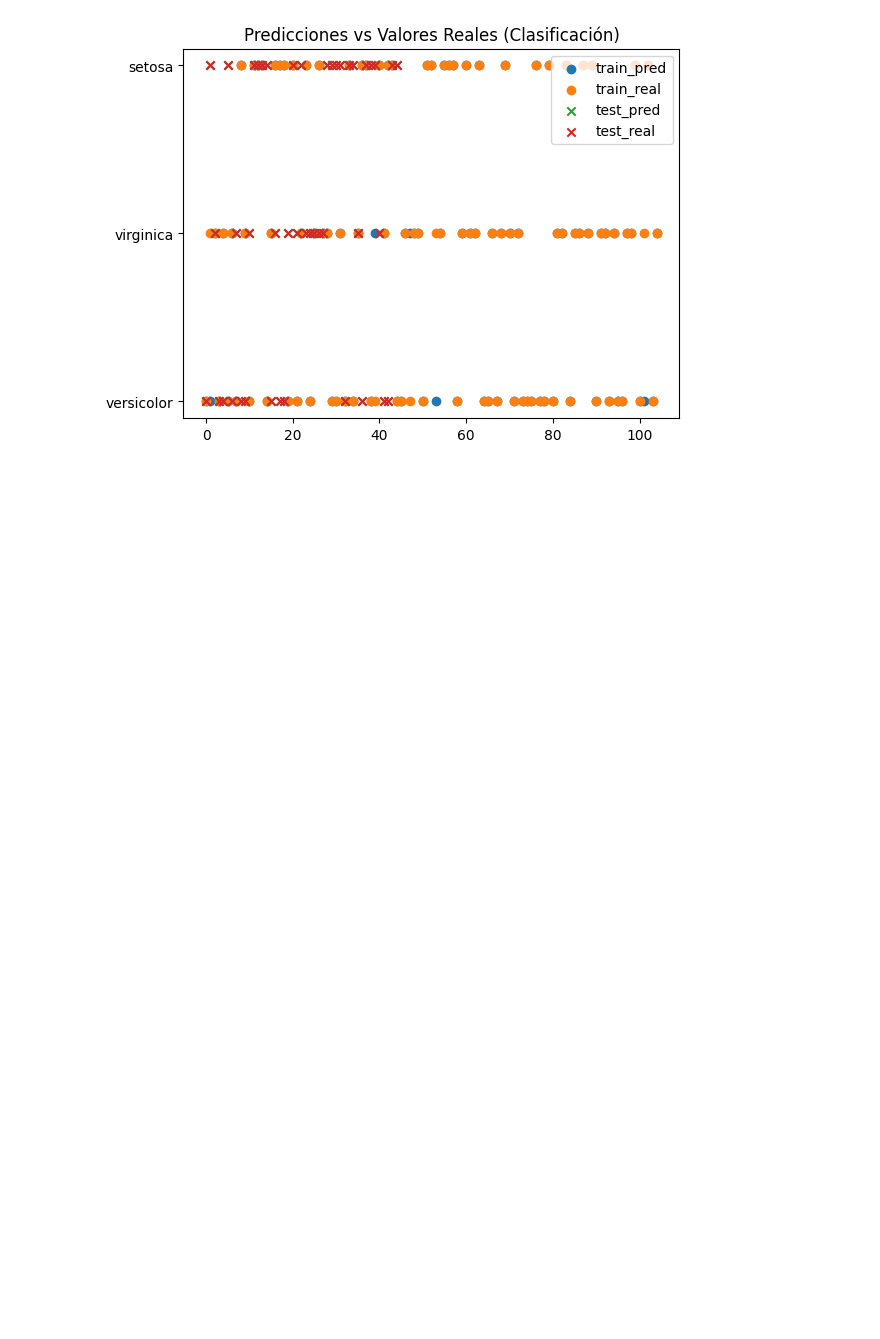
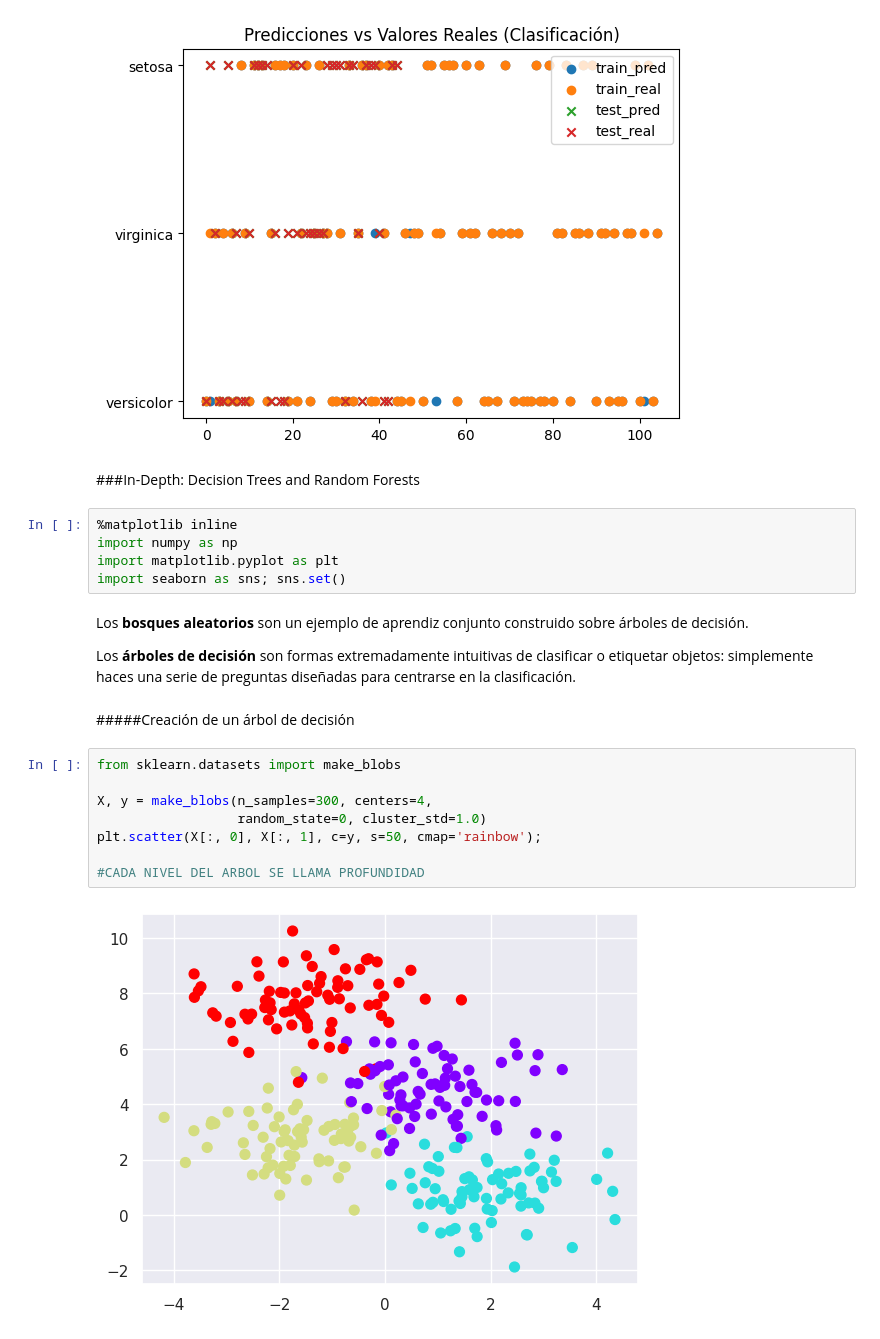
Before and after one commit to Ivon110/Mineria-de-Datos, a Jupyter notebook: mineriacolab1.ipynb, the cells around one changed output. Drawn from its saved outputs; the diff is of its cells as text; blank space fills up the shorter version.

```diff
--- a/mineriacolab1.ipynb
+++ b/mineriacolab1.ipynb
@@ -3553,3 +3553,26 @@ train, test scores
 0.9428571428571428
 1.0
 [figure]
+# %% [markdown]
+###In-Depth: Decision Trees and Random Forests
+# %%
+%matplotlib inline
+import numpy as np
+import matplotlib.pyplot as plt
+import seaborn as sns; sns.set()
+# %% [markdown]
+Los **bosques aleatorios** son un ejemplo de aprendiz conjunto construido sobre árboles de decisión.
+
+Los **árboles de decisión** son formas extremadamente intuitivas de clasificar o etiquetar objetos: simplemente haces una serie de preguntas diseñadas para centrarse en la clasificación.
+# %% [markdown]
+#####Creación de un árbol de decisión
+# %%
+from sklearn.datasets import make_blobs
+
+X, y = make_blobs(n_samples=300, centers=4,
+                  random_state=0, cluster_std=1.0)
+plt.scatter(X[:, 0], X[:, 1], c=y, s=50, cmap='rainbow');
+
+#CADA NIVEL DEL ARBOL SE LLAMA PROFUNDIDAD
+# %% [output]
+[figure, added]
```
Also changed, not shown: parts of 9 cells of this notebook.
